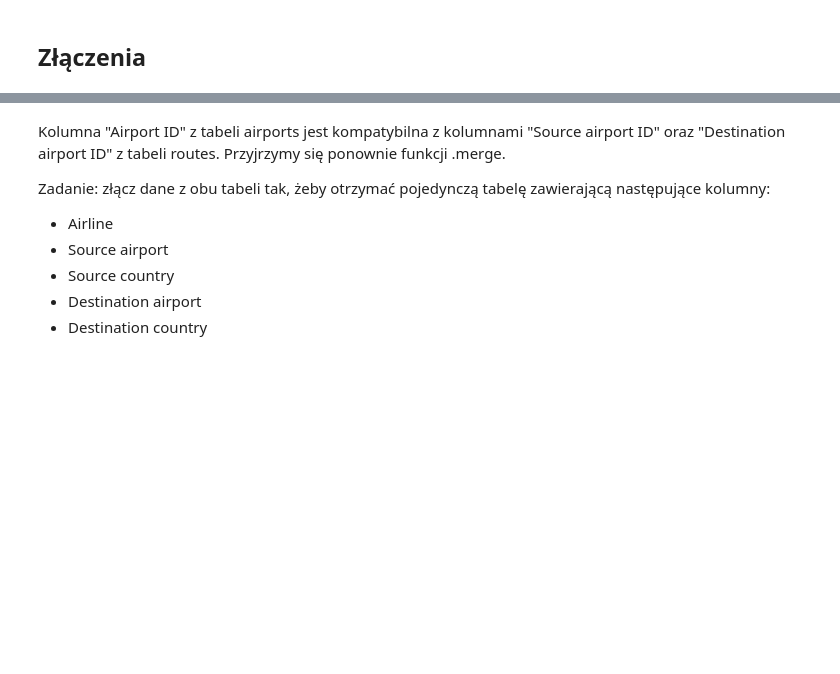
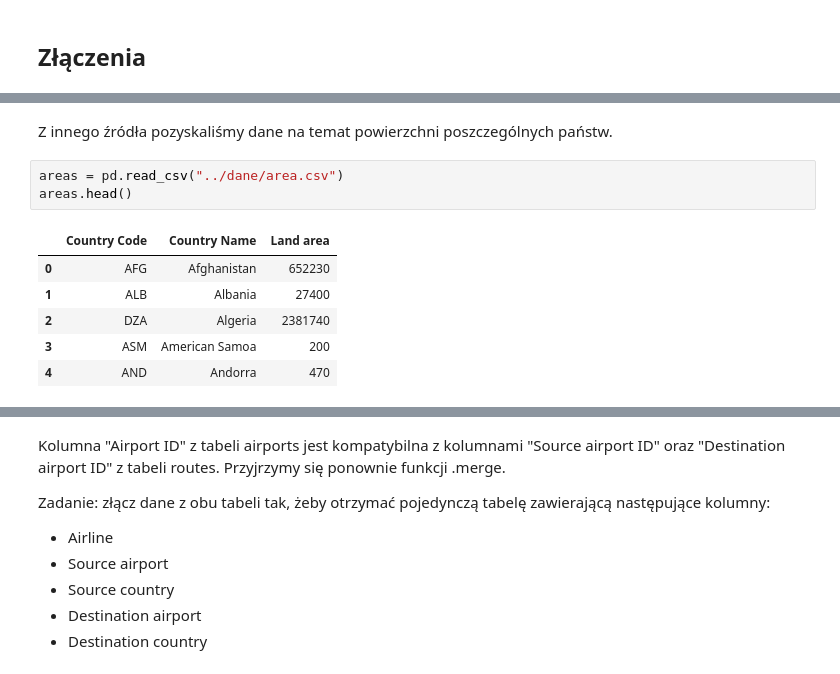
Before and after one commit to DELabUW/szkola-letnia-2015, a Jupyter notebook: zajecia/dzien2_concatenation_reshaping_grouping.ipynb, the cells around one changed output, grey strips where cells are left out. Cells and saved outputs as stored; diff of their text form; blank space fills up the shorter version.

```diff
--- a/zajecia/dzien2_concatenation_reshaping_grouping.ipynb
+++ b/zajecia/dzien2_concatenation_reshaping_grouping.ipynb
@@ -104,0 +115,12 @@ Z niektórych numerów wykonano wiele połączeń -- w nowej tabeli znajdą się
+# %% [markdown]
+Z innego źródła pozyskaliśmy dane na temat powierzchni poszczególnych państw.
+# %%
+areas = pd.read_csv("../dane/area.csv")
+areas.head()
+# %% [output]
+|  | Country Code | Country Name | Land area |
+| 0 | AFG | Afghanistan | 652230 |
+| 1 | ALB | Albania | 27400 |
+| 2 | DZA | Algeria | 2381740 |
+| 3 | ASM | American Samoa | 200 |
+| 4 | AND | Andorra | 470 |
```
Also changed, not shown: parts of 17 cells of this notebook, 1 other file.
